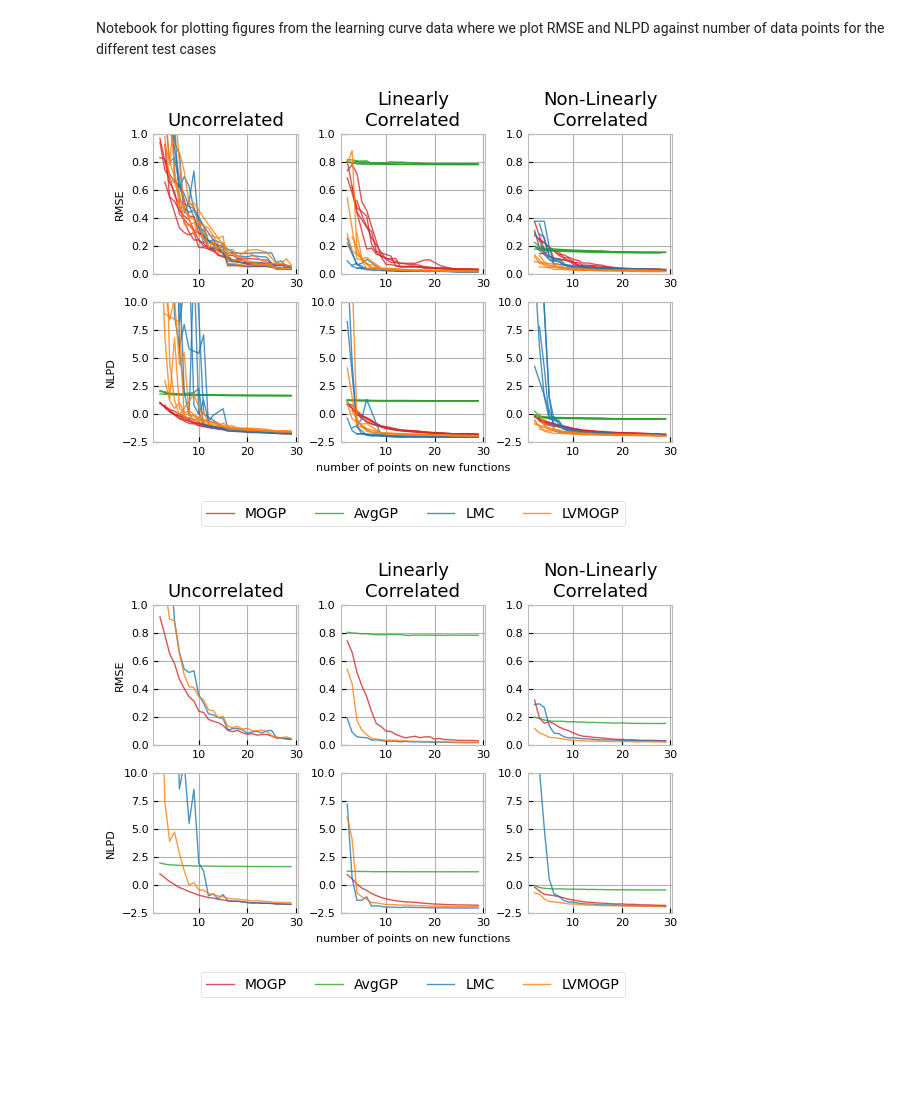
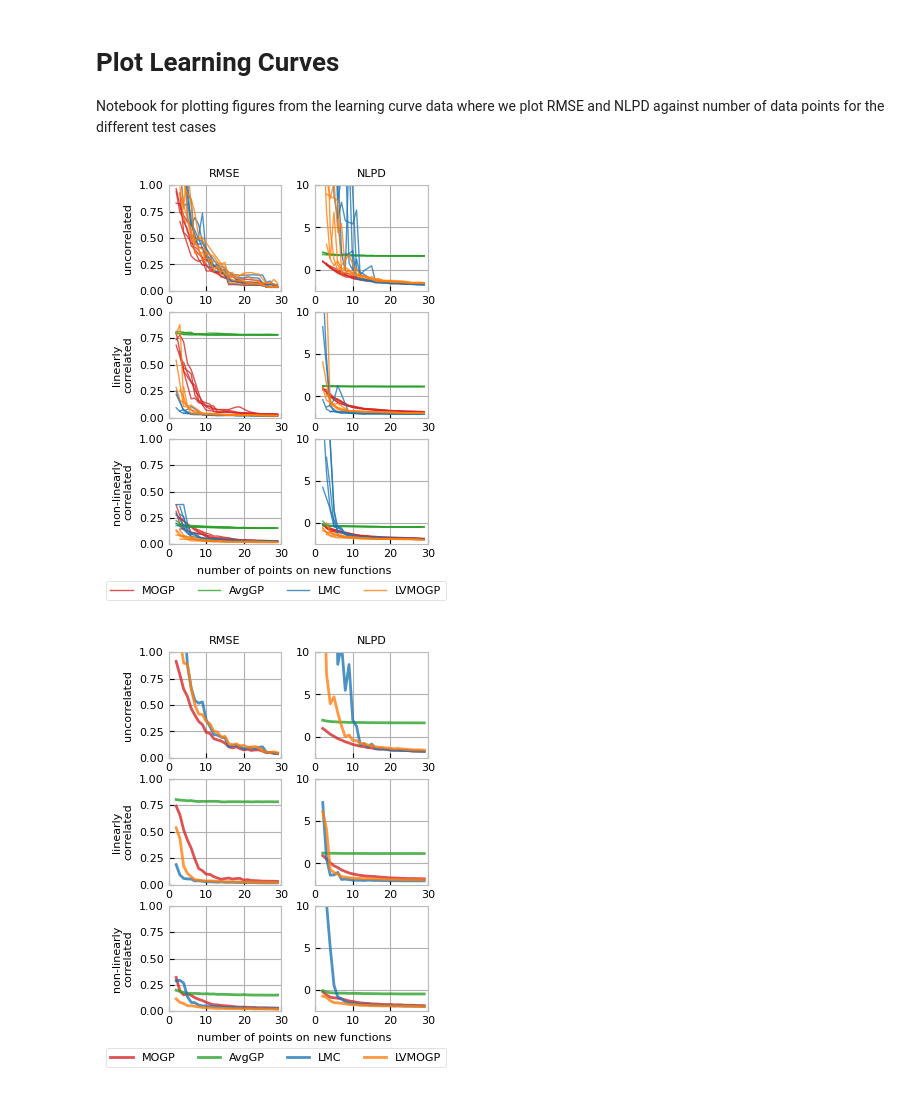
Before and after one commit to RSedgwick/TLGPs, a Jupyter notebook: analysis/model_comparisons.ipynb, the cells around one changed output. Saved outputs shown, nothing was run; the diff lists cells and outputs as text; code cells hidden in the pictures; blank space fills up the shorter version.

Commit message:
notebook for plotting predictions for figures

```diff
--- a/analysis/model_comparisons.ipynb
+++ b/analysis/model_comparisons.ipynb
@@ -7,5 +7,7 @@ from utils.analysis_utils import load_learning_curve_results
 To enable the following instructions: SSE4.1 SSE4.2 AVX AVX2 FMA, in other operations, rebuild TensorFlow with the appropriate compiler flags.
 # %% [markdown]
+# Plot Learning Curves
+
 Notebook for plotting figures from the learning curve data where we plot RMSE and NLPD against number of data points
 for the different test cases
 # %%
@@ -13,14 +15,15 @@ results_df = load_learning_curve_results()
 # %%
 import matplotlib.pyplot as plt
 import os
 import pathlib as pl
 from utils.plotting_utils import plot_learning_curve_results
 
+potrait_orientation = True
 for seeds in [[1], [2], [3]]:
     plot_learning_curve_results(results_df, seeds,  mean=False, save=True, path=pl.Path(os.getcwd())/'plots',
-                                file_name=f'learning_curves_seed_{seeds[0]}')
+                                file_name=f'learning_curves_seed_{seeds[0]}', potrait_orientation=potrait_orientation)
     plot_learning_curve_results(results_df, seeds, mean=True, save=True, path=pl.Path(os.getcwd())/'plots',
-                                file_name=f'learning_curves_seed_{seeds[0]}_mean')
+                                file_name=f'learning_curves_seed_{seeds[0]}_mean', potrait_orientation=potrait_orientation)
 # %% [output]
-[figure, old version]
+[figure, new version]
-[figure, old version]
+[figure, new version]
```
Also changed, not shown: parts of 4 cells of this notebook, 52 other files.
